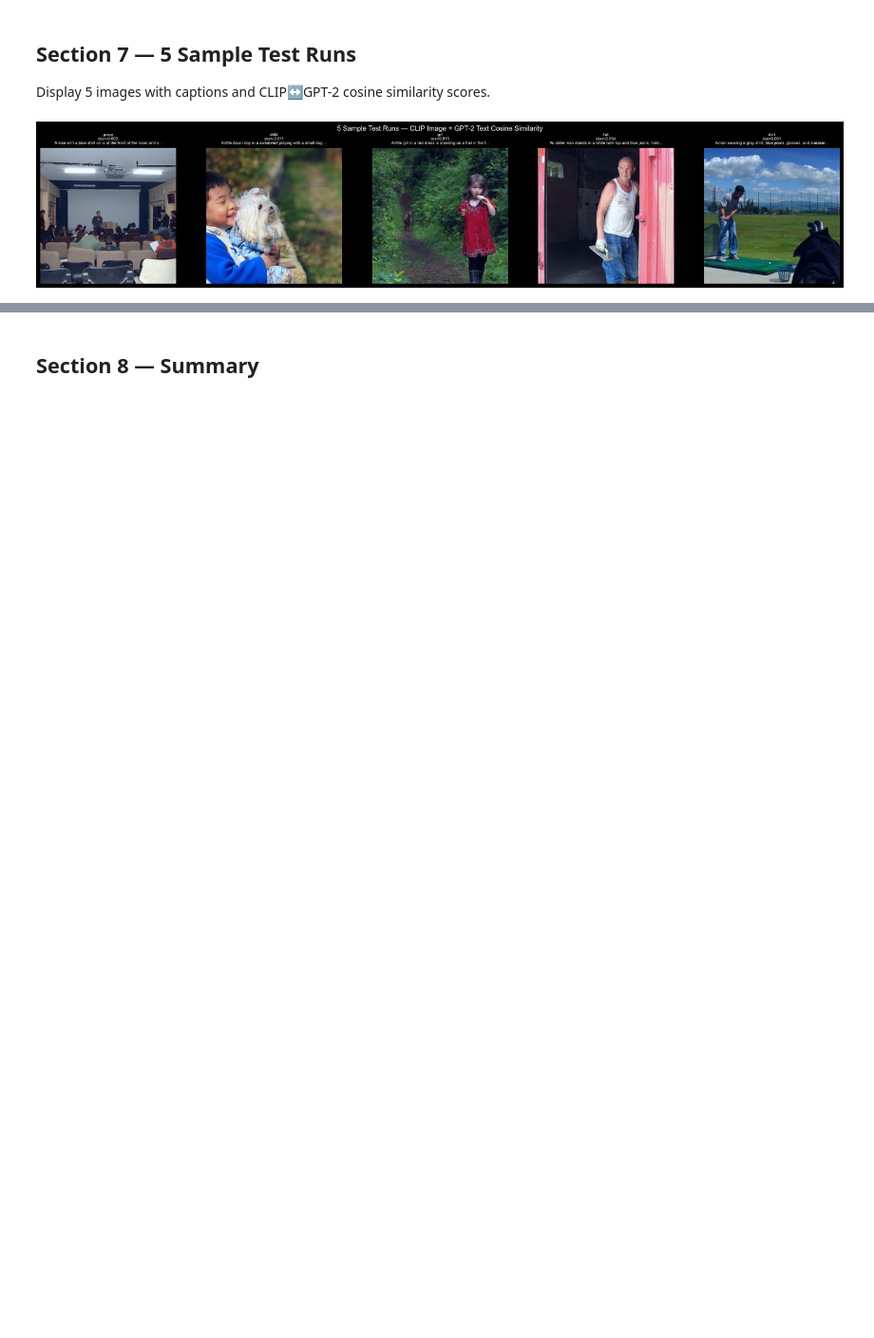
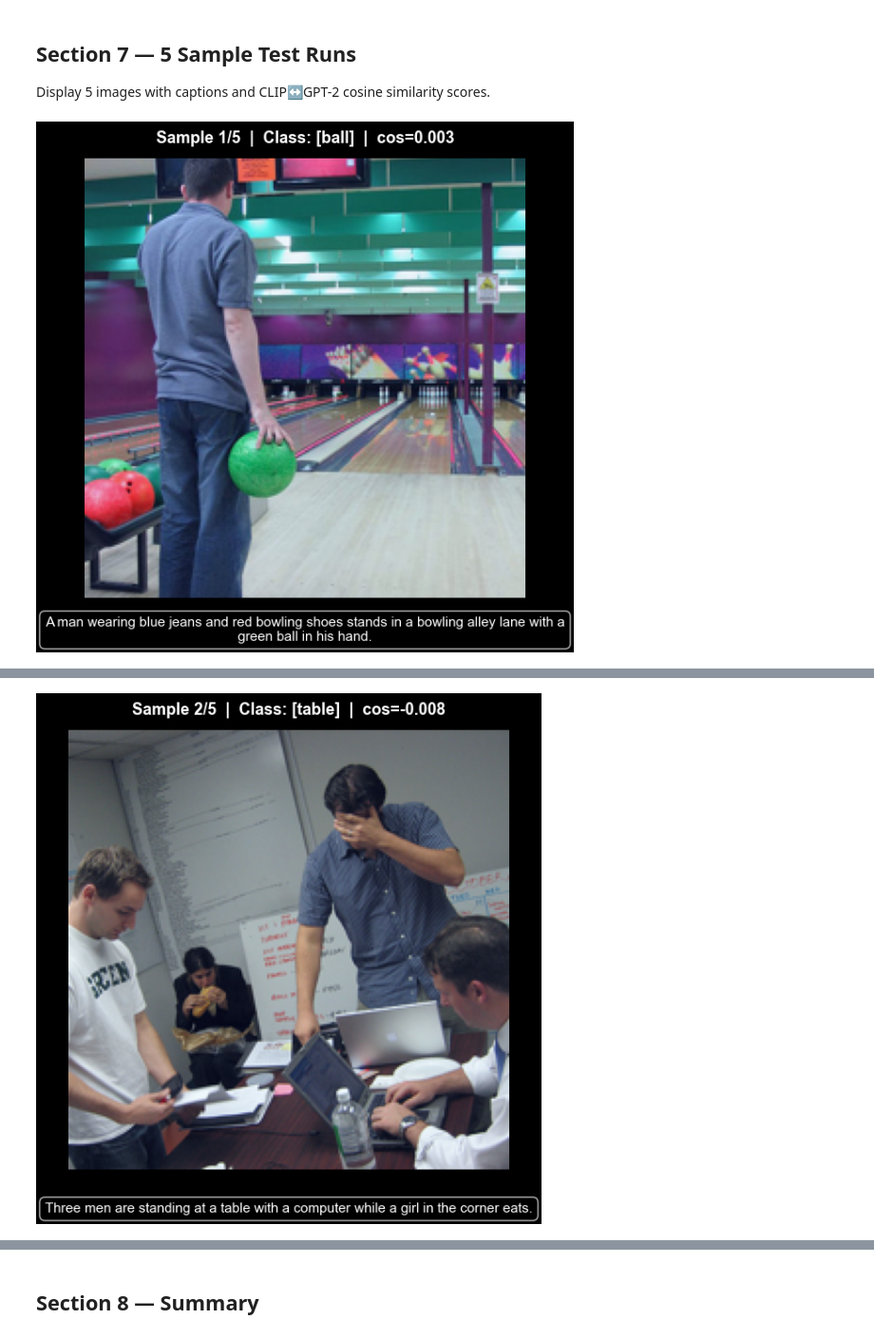
Before and after one commit to samettemurcin/Generative_Project-, a Jupyter notebook: notebooks/baseline_colab.ipynb, the cells around one changed output, grey strips where cells are left out. Shown at 95% size. Saved outputs shown, nothing was run; the diff lists cells and outputs as text; code cells hidden in the pictures; blank space fills up the shorter version.

```diff
--- a/notebooks/baseline_colab.ipynb
+++ b/notebooks/baseline_colab.ipynb
@@ -109,7 +101,7 @@ logging.getLogger('filelock').setLevel(logging.WARNING)
 from datasets import load_dataset
 from collections import Counter
 import random
-from src.data_loader import COCO_CLASS_ALIASES
+from src.data_loader import CLASS_CAPTION_ALIASES
 from src.utils import set_seed, get_per_class_target
 
 # ── Step 1: Download dataset once ──
@@ -135,8 +127,8 @@ for sample in ds:
         if noun in text:
             counts[noun] += 1
 
-top10 = [w for w, c in counts.most_common() if c >= 300][:10]
-print('Top 10 classes (all 300+):')
+top10 = [w for w, c in counts.most_common() if c >= 300][:25]
+print('Top 25 classes (all 300+):')
 for w in top10:
     print(f'  {w:<15}: {counts[w]}')
 
@@ -144,7 +136,7 @@ for w in top10:
 config['dataset']['classes'] = top10
 config['dataset']['target_n'] = len(top10) * 100
 for cls in top10:
-    COCO_CLASS_ALIASES[cls] = [cls]
+    CLASS_CAPTION_ALIASES[cls] = [cls]
 
 per_class = get_per_class_target(config)
 multiplier = config['dataset']['pool_multiplier']
@@ -254,7 +247,7 @@ Ready for embedding extraction: 1000 samples
 Load CLIP + GPT-2, extract image and text embeddings, save to `.npz`.
 # %%
 import numpy as np
-from transformers import AutoModel
+from transformers import CLIPModel, GPT2Model
 from src.embeddings_io import EmbeddingCheckpointer, load_embeddings
 from src.pipeline import _normalize
 
@@ -262,11 +255,11 @@ batch_size = config['hardware']['batch_size']
 
 # Load models
 print('Loading CLIP model...')
-clip_model = AutoModel.from_pretrained(config['models']['clip']).to(device)
+clip_model = CLIPModel.from_pretrained(config['models']['clip']).to(device)
 clip_model.eval()
 
 print('Loading GPT-2 model...')
-gpt2_model = AutoModel.from_pretrained(config['models']['gpt2']).to(device)
+gpt2_model = GPT2Model.from_pretrained(config['models']['gpt2']).to(device)
 gpt2_model.eval()
 
 # Create projection layer once (768 → 512)
@@ -321,7 +314,7 @@ with torch.no_grad():
             torch.cuda.empty_cache()
 
 output_path = checkpointer.finalize()
-print(f'\n✓ Embeddings saved to: {output_path}')
+print(f'\n Embeddings saved to: {output_path}')
 print(f'  Total samples: {checkpointer.accumulated_count}')
 # %% [output]
 Loading CLIP model...
@@ -379,43 +371,68 @@ Per-class distribution:
 Display 5 images with captions and CLIP↔GPT-2 cosine similarity scores.
 # %%
 import matplotlib.pyplot as plt
+from pathlib import Path
+
+# Build image_id → npz row index lookup
+id_to_npz_idx = {img_id: i for i, img_id in enumerate(data['ids'])}
 
 # Pick 5 samples from different classes
 rng = np.random.RandomState(42)
 seen_classes = set()
 sample_indices = []
 for idx in rng.permutation(len(valid_samples)):
     cls = valid_samples[idx]['label']
     if cls not in seen_classes:
         seen_classes.add(cls)
         sample_indices.append(idx)
     if len(sample_indices) == 5:
         break
 
-fig, axes = plt.subplots(1, 5, figsize=(20, 4))
+if len(sample_indices) < 5:
+    print(f"Warning: only {len(sample_indices)} unique classes found — showing fewer samples")
 
-for ax, idx in zip(axes, sample_indices):
-    sample = valid_samples[idx]
-    img_emb = data['image_embeddings'][idx]
-    txt_emb = data['text_embeddings'][idx]
+for run_num, idx in enumerate(sample_indices, start=1):
+    sample  = valid_samples[idx]
+    npz_idx = id_to_npz_idx[sample['image_id']]
+    img_emb = data['image_embeddings'][npz_idx]
+    txt_emb = data['text_embeddings'][npz_idx]
 
-    # Cosine similarity
-    cos_sim = np.dot(img_emb, txt_emb) / (np.linalg.norm(img_emb) * np.linalg.norm(txt_emb))
+    cos_sim = np.dot(img_emb, txt_emb)
 
     # Denormalize CLIP image for display
-    img_tensor = sample['pixel_values'].permute(1, 2, 0).numpy()
-    img_display = (img_tensor - img_tensor.min()) / (img_tensor.max() - img_tensor.min())
+    img_tensor  = sample['pixel_values'].permute(1, 2, 0).numpy()
+    img_display = (img_tensor - img_tensor.min()) / (img_tensor.max() - img_tensor.min() + 1e-8)
 
-    caption_short = sample['caption'][:60] + ('...' if len(sample['caption']) > 60 else '')
-
+    fig, ax = plt.subplots(figsize=(6, 6))
     ax.imshow(img_display)
-    ax.set_title(f"{sample['label']}\ncos={cos_sim:.3f}\n{caption_short}", fontsize=7)
     ax.axis('off')
 
-plt.suptitle('5 Sample Test Runs — CLIP Image + GPT-2 Text Cosine Similarity', fontsize=12)
-plt.tight_layout()
-plt.savefig('outputs/sample_test_runs.png', dpi=150, bbox_inches='tight')
-plt.show()
-print('Saved to outputs/sample_test_runs.png')
+    ax.set_title(
+        f"Sample {run_num}/5  |  Class: [{sample['label']}]  |  cos={cos_sim:.3f}",
+        fontsize=13,
+        fontweight='bold',
+        pad=12,
+    )
+
+    fig.text(
+        0.5, 0.02,
+        sample['caption'],
+        ha='center',
+        va='bottom',
+        fontsize=11,
+        color='white',
+        wrap=True,
+        bbox=dict(boxstyle='round,pad=0.4', facecolor='black', alpha=0.75),
+    )
+
+    plt.tight_layout(rect=[0, 0.08, 1, 1])  # reserve bottom 8% for caption text
+
+    save_path = Path(config['output']['dir']) / f'sample_test_run_{run_num}.png'
+    save_path.parent.mkdir(parents=True, exist_ok=True)
+    plt.savefig(save_path, dpi=150, bbox_inches='tight')
+    plt.show()
+    print(f"Run {run_num} | [{sample['label']}] | {sample['image_id']} | cos={cos_sim:.3f}")
+    print(f"Caption : {sample['caption']}")
+    print(f"Saved   : {save_path}\n")
 # %% [output]
-[figure, old version]
+[figure, new version]
@@ -422,0 +442 @@ Saved to outputs/sample_test_runs.png
+[figure, added]
```
Also changed, not shown: parts of 9 cells of this notebook, 9 other files.
